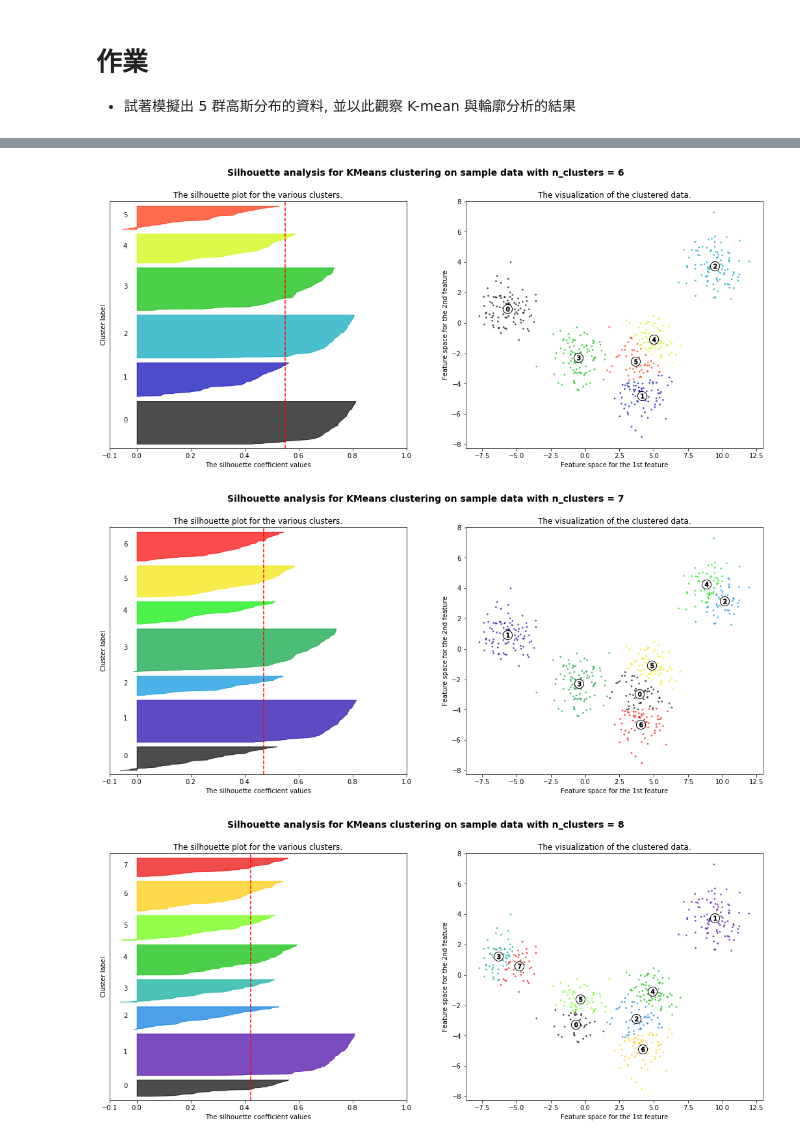
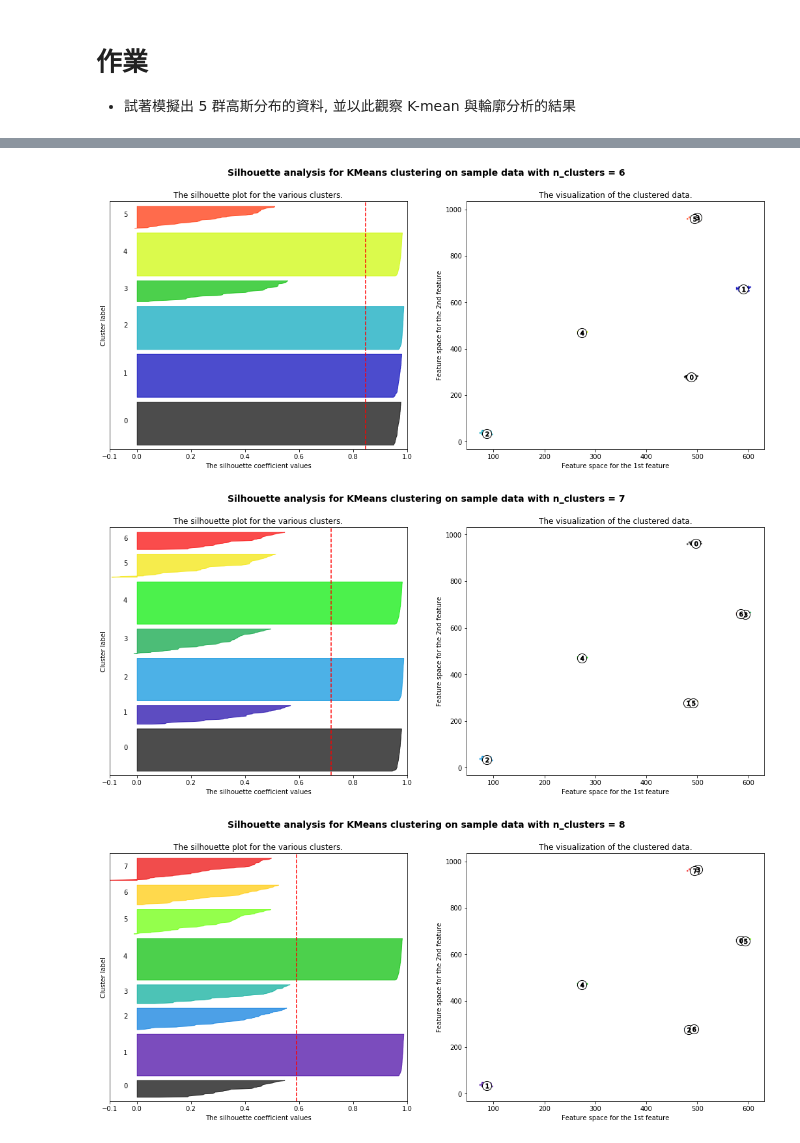
Before and after one commit to SeanWu1977/-3rd-ML100Days, a Jupyter notebook: homework/Day_056_kmean_HW.ipynb, the cells around one changed output, grey strips where cells are left out. Cells and saved outputs as stored; diff of their text form; code cells hidden in the pictures.

```diff
--- a/homework/Day_056_kmean_HW.ipynb
+++ b/homework/Day_056_kmean_HW.ipynb
@@ -28,10 +28,9 @@ np.random.seed(15)
 X, y = make_blobs(n_samples=500,
                   n_features=2,
                   centers=5,
-                  cluster_std=1,
-                  center_box=(-10.0, 10.0),
-                  shuffle=True,
-                  random_state=123)
+                  cluster_std=5,
+                  center_box=(10, 1000),
+                  shuffle=False)
 
 # 設定需要計算的 K 值集合
 range_n_clusters = [2, 3, 4, 5, 6, 7, 8]
@@ -38,6 +57,7 @@ range_n_clusters = [2, 3, 4, 5, 6, 7, 8]
 # %%
 # 計算並繪製輪廓分析的結果
 # 因下列為迴圈寫法, 無法再分拆為更小執行區塊, 請見諒
+distortions = []
 for n_clusters in range_n_clusters:
     # 設定小圖排版為 1 row 2 columns
     fig, (ax1, ax2) = plt.subplots(1, 2)
@@ -55,7 +75,8 @@ for n_clusters in range_n_clusters:
     # 計算所有點的 silhouette_score 平均
     silhouette_avg = silhouette_score(X, cluster_labels)
     print("For n_clusters =", n_clusters,
-          "The average silhouette_score is :", silhouette_avg)
+          "The average silhouette_score is :", silhouette_avg,
+         "clusterer.inertia_", clusterer.inertia_)
 
     # 計算所有樣本的 The silhouette_score
     sample_silhouette_values = silhouette_samples(X, cluster_labels)
@@ -113,6 +134,6 @@ for n_clusters in range_n_clusters:
     plt.suptitle(("Silhouette analysis for KMeans clustering on sample data "
                   "with n_clusters = %d" % n_clusters),
                  fontsize=14, fontweight='bold')
-
+    distortions.append(clusterer.inertia_)
 plt.show()
 # %% [output]
@@ -130,3 +151,3 @@ For n_clusters = 8 The average silhouette_score is : 0.4231800504179843
-[figure, old version]
+[figure, new version]
-[figure, old version]
+[figure, new version]
-[figure, old version]
+[figure, new version]
```
Also changed, not shown: parts of 2 cells of this notebook.
